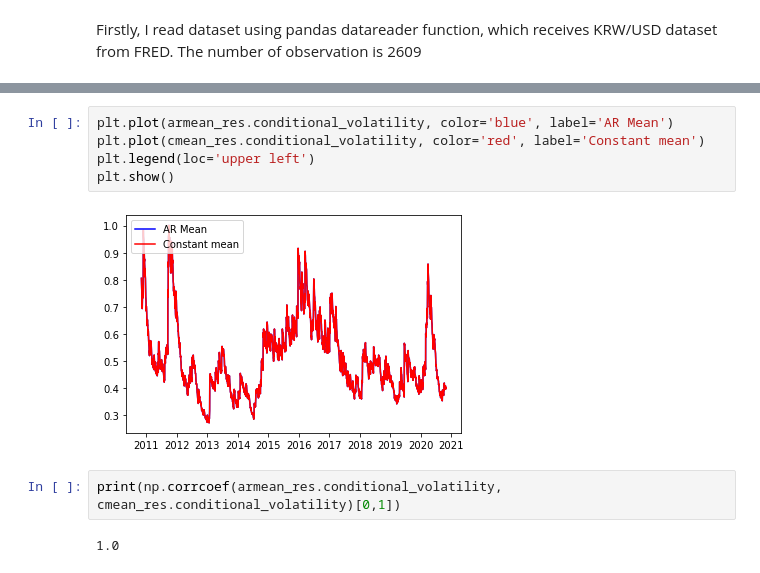
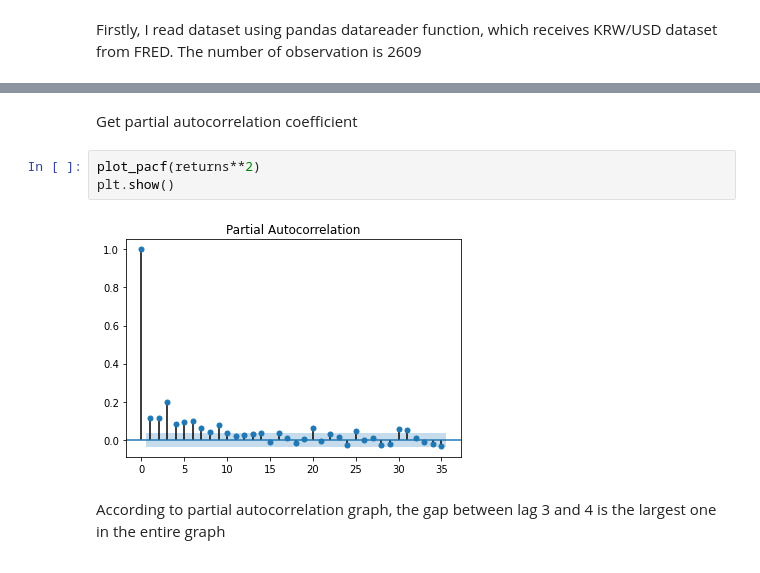
Before and after one commit to eddie8615/cs_project, a Jupyter notebook: GARCH Model.ipynb, the cells around one changed output, grey strips where cells are left out. Drawn from its saved outputs; the diff is of its cells as text.

```diff
--- a/GARCH Model.ipynb
+++ b/GARCH Model.ipynb
@@ -196,11 +54,9 @@ Optimization terminated successfully    (Exit mode 0)
-# %%
-plt.plot(armean_res.conditional_volatility, color='blue', label='AR Mean')
-plt.plot(cmean_res.conditional_volatility, color='red', label='Constant mean')
-plt.legend(loc='upper left')
-plt.show()
-# %% [output]
-[figure, removed]
-# %%
-print(np.corrcoef(armean_res.conditional_volatility, cmean_res.conditional_volatility)[0,1])
-# %% [output]
-1.0
+# %% [markdown]
+Get partial autocorrelation coefficient
+# %%
+plot_pacf(returns**2)
+plt.show()
+# %% [output]
+[figure, added]
+# %% [markdown]
+According to partial autocorrelation graph, the gap between lag 3 and 4 is the largest one in the entire graph
```
Also changed, not shown: parts of 39 cells of this notebook, 5 other files.
